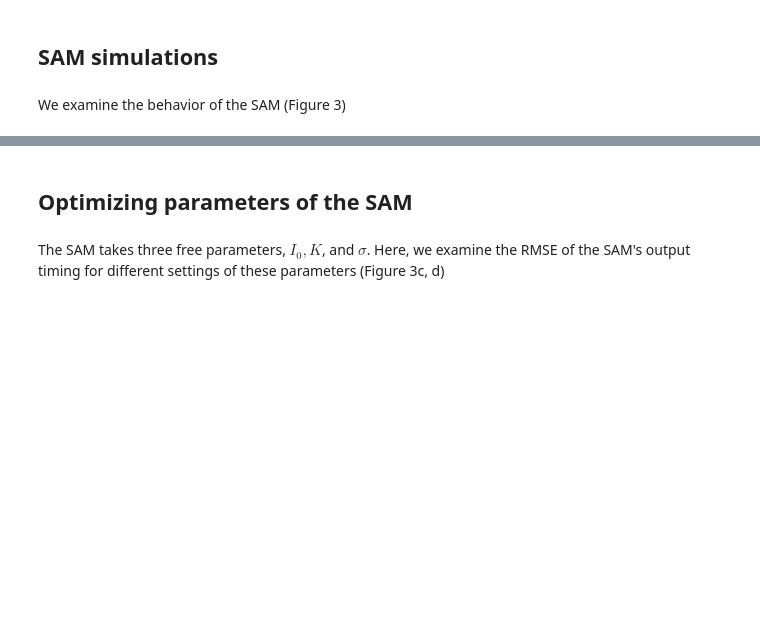
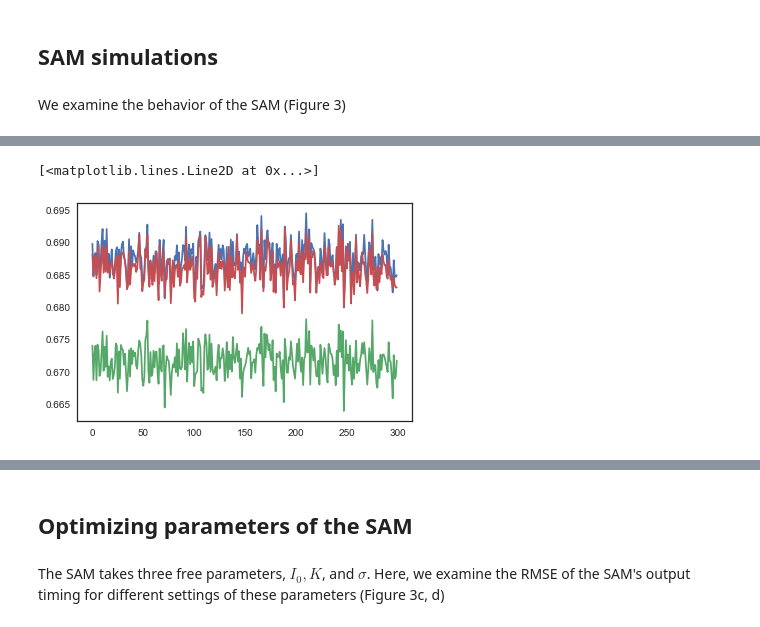
Before and after one commit to jazlab/SE_NL_MJ_2020, a Jupyter notebook: SAM_simulations.ipynb, the cells around one changed output, grey strips where cells are left out. Drawn from its saved outputs; the diff is of its cells as text; code cells hidden in the pictures; blank space fills up the shorter version.

```diff
--- a/SAM_simulations.ipynb
+++ b/SAM_simulations.ipynb
@@ -318,0 +389,9 @@ Mean tp =  43.406666666666666 std tp =  1.1465697633472733
+# %%
+
+
+plt.plot(ylst[74])
+plt.plot(ylst[75])
+plt.plot(ylst[73])
+# %% [output]
+[<matplotlib.lines.Line2D at 0x...>]
+[figure, added]
```
Also changed, not shown: parts of 6 cells of this notebook.
